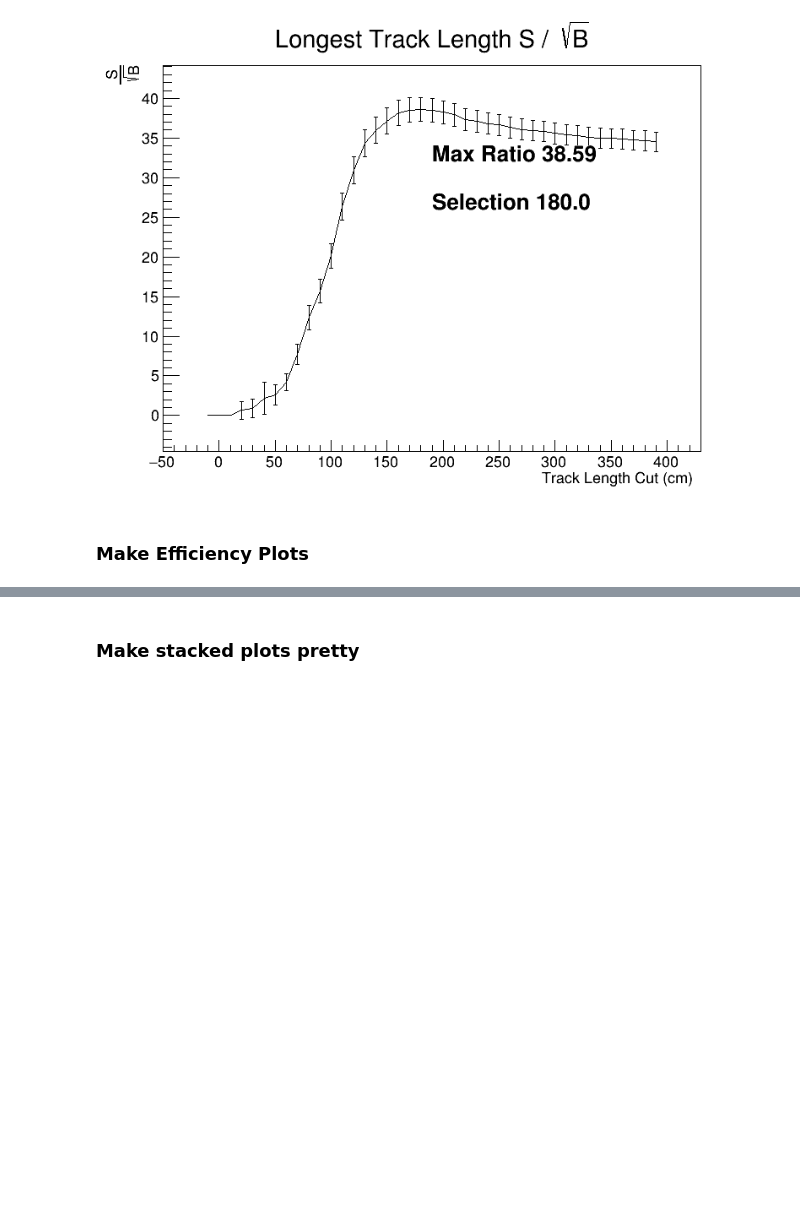
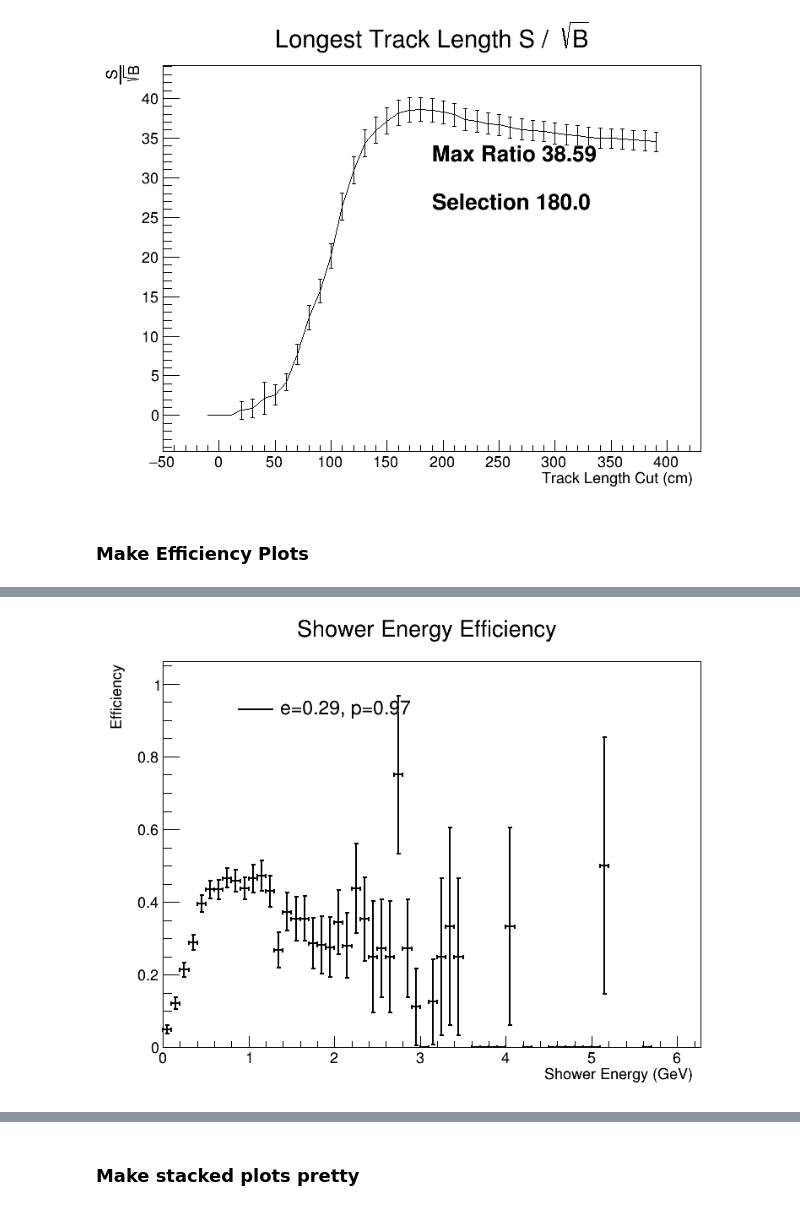
Before and after one commit to carriganm95/nueCCInclusive, a Jupyter notebook: plotEfficiencies.ipynb, the cells around one changed output, grey strips where cells are left out. Saved outputs shown, nothing was run; the diff lists cells and outputs as text; code cells hidden in the pictures; blank space fills up the shorter version.

```diff
--- a/plotEfficiencies.ipynb
+++ b/plotEfficiencies.ipynb
@@ -797,7 +803,7 @@ Warning in <TCanvas::Constructor>: Deleting canvas with same name: c1
 ### Make Efficiency Plots
 # %%
 c1 = r.TCanvas("c1", "c1", 800, 600)
-h_num = n_nueEff['nm1ShowerEnergy_rShowerEnergy'].hist.Clone()
+h_num = s_nueEff['seqShowerDensity_rShowerEnergy'].hist.Clone()
 h_den = s_nueEff['seqNoCut_rShowerEnergy'].hist.Clone()
 g_eff = r.TGraphAsymmErrors(h_num, h_den)
 g_eff.SetTitle("Shower Energy Efficiency;Shower Energy (GeV);Efficiency")
@@ -805,9 +811,9 @@ g_eff.SetLineColor(r.kBlack)
 g_eff.Draw("AP")
 
 totalNue = s_trueE['seqNoCut_NumNuE'].integral
-eff = n_nueEff['nm1ShowerEnergy_rFiducial'].integral / totalNue
+eff = s_nueEff['seqShowerDensity_rFiducial'].integral / totalNue
 
-purity = n_nueEff['nm1ShowerEnergy_rFiducial'].integral / n_all['nm1ShowerEnergy_rFiducial'].integral
+purity = s_nueEff['seqShowerDensity_rFiducial'].integral / s_all['seqShowerDensity_rFiducial'].integral
 
 l1 = r.TLegend(0.2, 0.7, 0.5, 0.9)
 l1.SetBorderSize(0)
@@ -825,2 +829,3 @@ Warning in <TGraphAsymmErrors::Divide>: Number of graph points is different than
+[figure, added]
 # %%
 c1 = r.TCanvas("c1", "c1", 800, 600)
```
Also changed, not shown: parts of 44 cells of this notebook, 11 other files.
